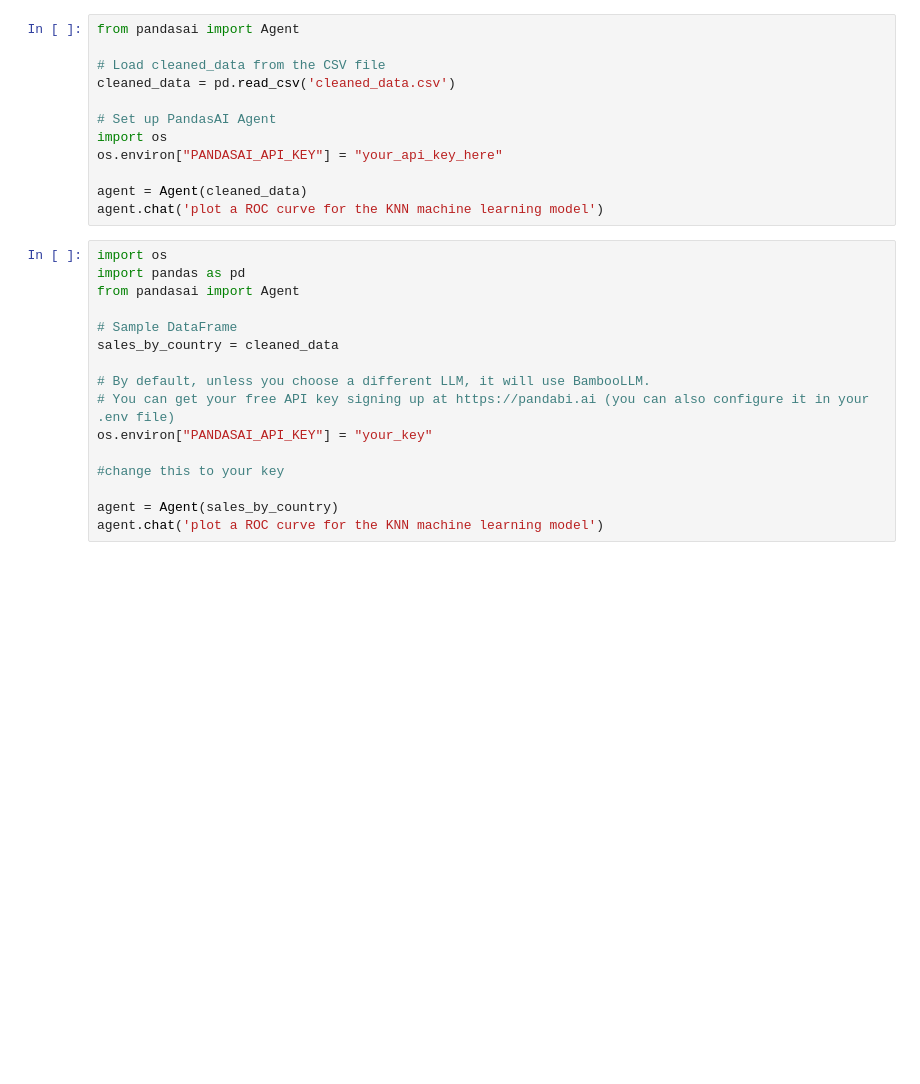
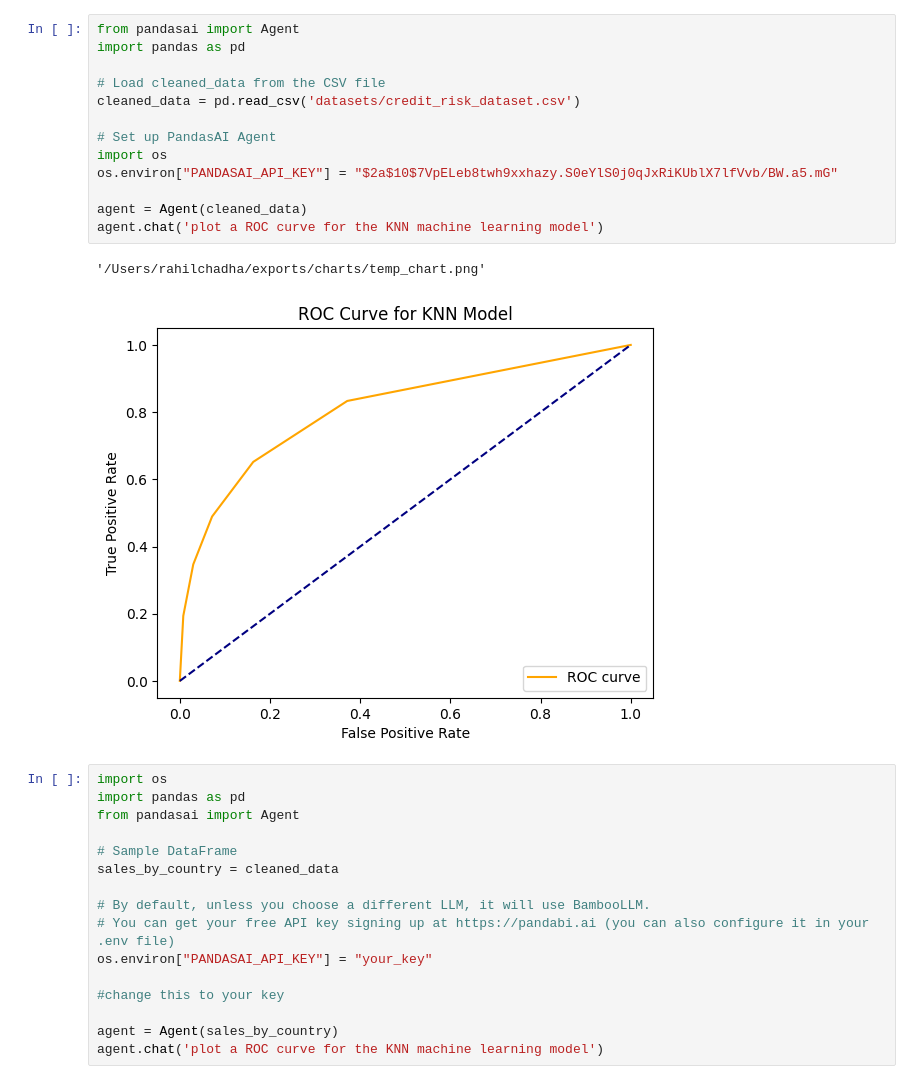
Before and after one commit to RahilChadha/Credit-risk-assessment, a Jupyter notebook: Credit_Risk_AI.ipynb, the cells around one changed output. Drawn from its saved outputs; the diff is of its cells as text; blank space fills up the shorter version.

```diff
--- a/Credit_Risk_AI.ipynb
+++ b/Credit_Risk_AI.ipynb
@@ -1,15 +1,19 @@
 # %%
 from pandasai import Agent
+import pandas as pd
 
 # Load cleaned_data from the CSV file
-cleaned_data = pd.read_csv('cleaned_data.csv')
+cleaned_data = pd.read_csv('datasets/credit_risk_dataset.csv')
 
 # Set up PandasAI Agent
 import os
-os.environ["PANDASAI_API_KEY"] = "your_api_key_here"
+os.environ["PANDASAI_API_KEY"] = "$2a$10$7VpELeb8twh9xxhazy.S0eYlS0j0qJxRiKUblX7lfVvb/BW.a5.mG"
 
 agent = Agent(cleaned_data)
 agent.chat('plot a ROC curve for the KNN machine learning model')
+# %% [output]
+'/Users/rahilchadha/exports/charts/temp_chart.png'
+[figure, added]
 # %%
 import os
 import pandas as pd
```
Also changed, not shown: 3 other files.
